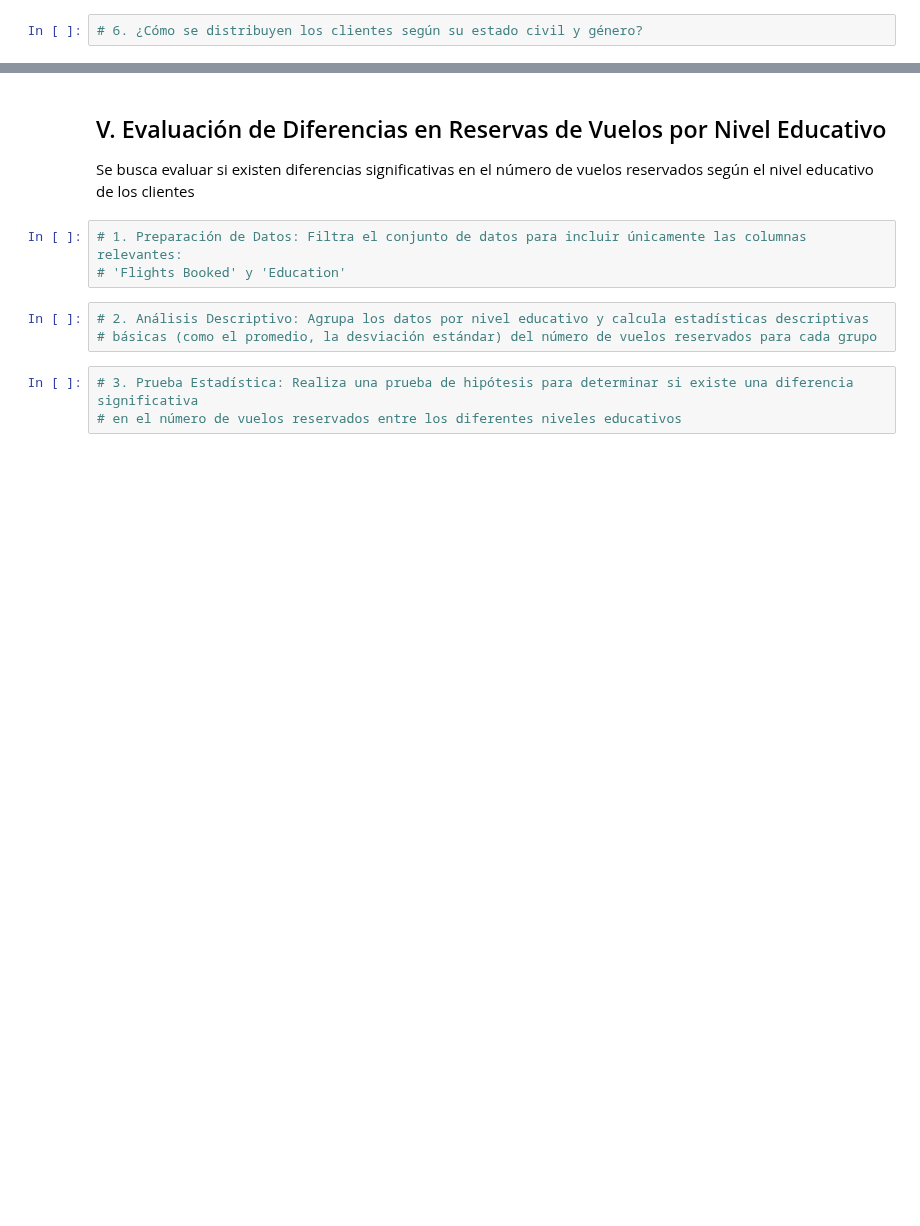
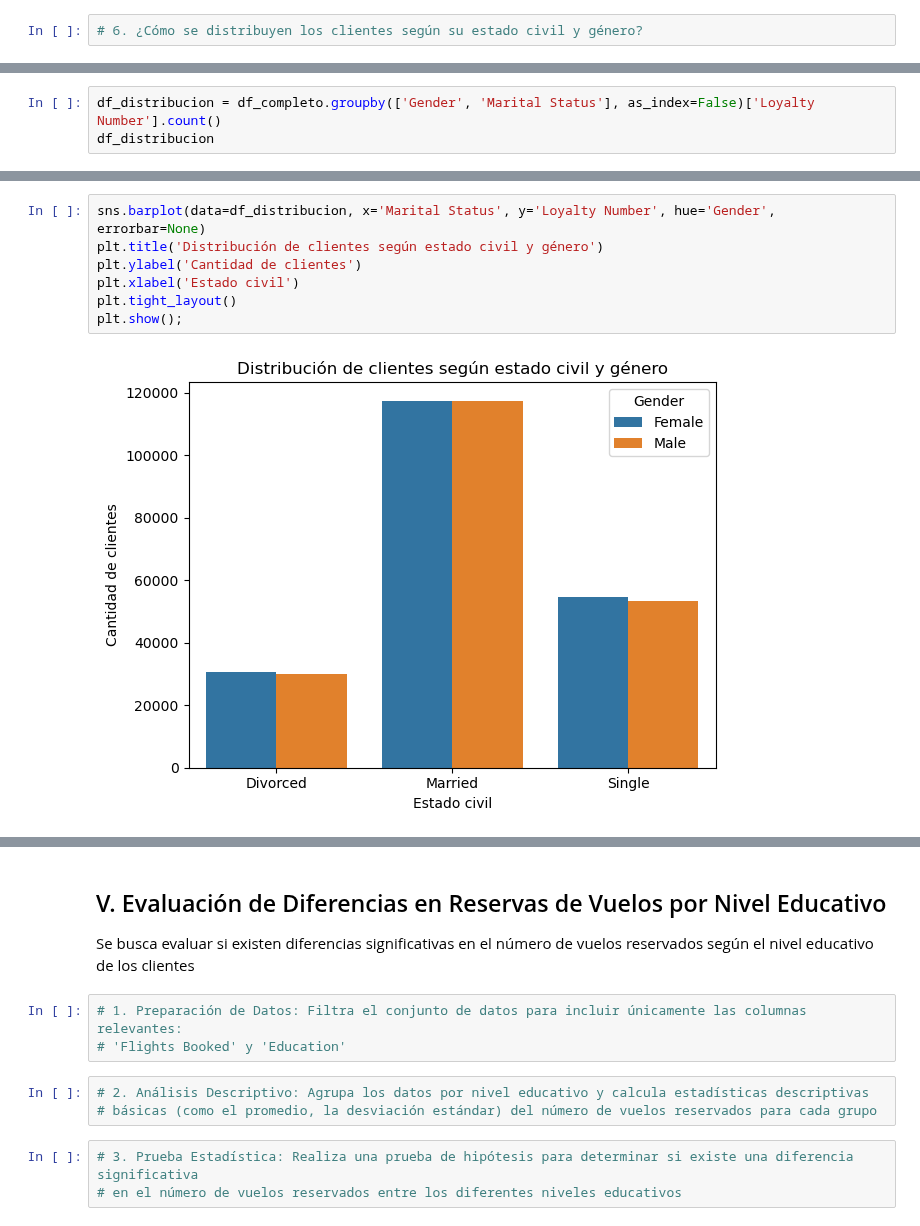
Before and after one commit to Adalab/bda-modulo-3-evaluacion-final-MarPastor, a Jupyter notebook: notebook/final_evaluation_mod3_marpastor.ipynb, the cells around one changed output, grey strips where cells are left out. Drawn from its saved outputs; the diff is of its cells as text; blank space fills up the shorter version.

Commit message:
doc: visualizacion con countplot y barplot para la sexta conclusion

```diff
--- a/notebook/final_evaluation_mod3_marpastor.ipynb
+++ b/notebook/final_evaluation_mod3_marpastor.ipynb
@@ -1246,0 +1272,3 @@ plt.show();
+# %%
+df_distribucion = df_completo.groupby(['Gender', 'Marital Status'], as_index=False)['Loyalty Number'].count()
+df_distribucion
@@ -1246,0 +1283,9 @@ plt.show();
+# %%
+sns.barplot(data=df_distribucion, x='Marital Status', y='Loyalty Number', hue='Gender', errorbar=None)
+plt.title('Distribución de clientes según estado civil y género')
+plt.ylabel('Cantidad de clientes')
+plt.xlabel('Estado civil')
+plt.tight_layout()
+plt.show();
+# %% [output]
+[figure, added]
```
Also changed, not shown: parts of 8 cells of this notebook.
